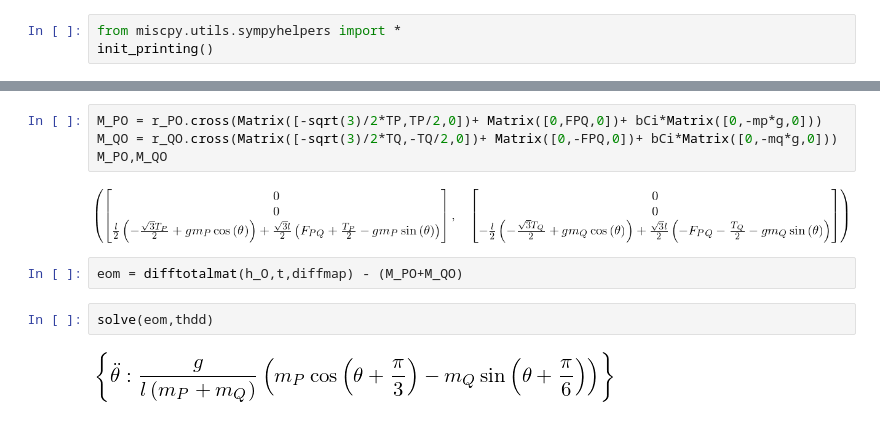
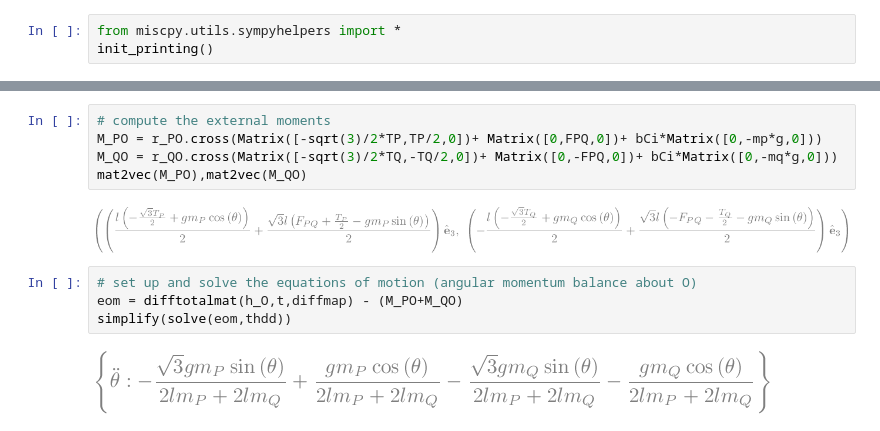
Before and after one commit to dsavransky/MAE2030, a Jupyter notebook: Notebooks/Example 7.1.ipynb, the cells around one changed output, grey strips where cells are left out. Cells and saved outputs as stored; diff of their text form.

```diff
--- a/Notebooks/Example 7.1.ipynb
+++ b/Notebooks/Example 7.1.ipynb
@@ -19,13 +27,14 @@ mat2vec(h_O,polarframe)
 # %%
+# compute the external moments
 M_PO = r_PO.cross(Matrix([-sqrt(3)/2*TP,TP/2,0])+ Matrix([0,FPQ,0])+ bCi*Matrix([0,-mp*g,0]))
 M_QO = r_QO.cross(Matrix([-sqrt(3)/2*TQ,-TQ/2,0])+ Matrix([0,-FPQ,0])+ bCi*Matrix([0,-mq*g,0]))
-M_PO,M_QO
+mat2vec(M_PO),mat2vec(M_QO)
 # %% [output]
-[figure, old version]
+[figure, new version]
-# %%
-eom = difftotalmat(h_O,t,diffmap) - (M_PO+M_QO)
-# %%
-solve(eom,thdd)
-# %% [output]
-[figure, removed]
+# %%
+# set up and solve the equations of motion (angular momentum balance about O)
+eom = difftotalmat(h_O,t,diffmap) - (M_PO+M_QO)
+simplify(solve(eom,thdd))
+# %% [output]
+[figure, added]
 # %%
```
Also changed, not shown: parts of 5 cells of this notebook, 2 other files.
